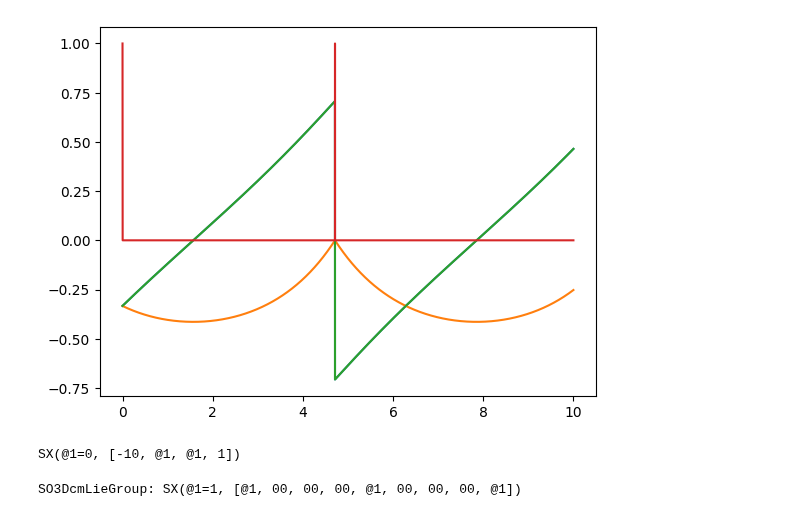
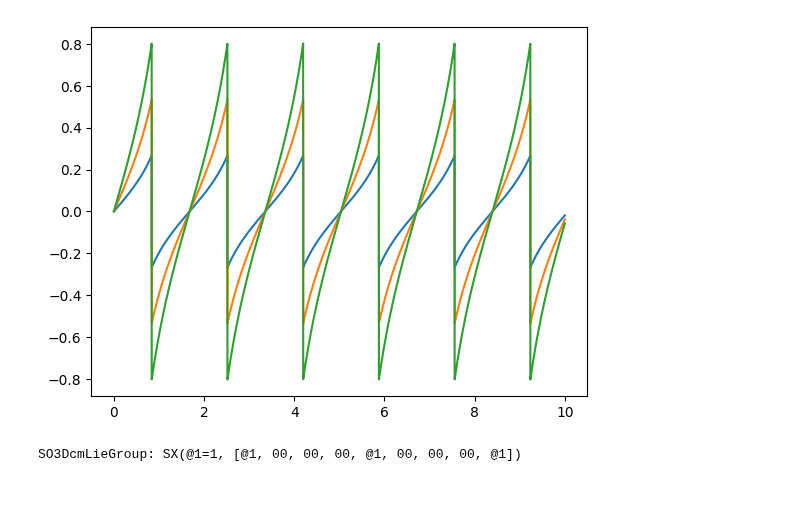
Before and after one commit to CogniPilot/cyecca, a Jupyter notebook: notebook/AttitudeEstimator.ipynb, the cells around one changed output. Saved outputs shown, nothing was run; the diff lists cells and outputs as text; code cells hidden in the pictures.

Commit message:
Remove Mrp shadow state.
Signed-off-by: James Goppert <james.goppert@gmail.com>

```diff
--- a/notebook/AttitudeEstimator.ipynb
+++ b/notebook/AttitudeEstimator.ipynb
@@ -5,7 +5,7 @@ import numpy as np
 import matplotlib.pyplot as plt
 # %%
 def derive():
-    x0 = ca.SX.sym("x", 4)
+    x0 = ca.SX.sym("x", 3)
     w = ca.SX.sym("w", 3)
 
     X = lie.SO3Mrp.element(x0)
@@ -21,42 +21,40 @@ def derive():
 
     # shadow Mrp if necessary
     x1 = lie.SO3Mrp.shadow_param_if_necessary(X.param)
+    #x1 = X.param
 
     f_predict = ca.Function("predict", [w, x0, dt], [x1], ["w", "x0", "dt"], ["x1"])
 
-    return {"f_predict": f_predict}
+    return locals()
 
 
 eqs = derive()
 # %%
 def simulate(t0=0, tf=10, dt=0.001):
     t = t0
-    x = np.array([1, 1, 1, 0])
-    omega = np.array([1, 0, 0])
+    x = np.array([0, 0, 0])
+    omega = np.array([1, 2, 3])
     hist = {
         "x": [],
         "t": [],
     }
 
     t_vect = np.arange(start=t0, stop=tf, step=dt)
 
     for t in t_vect:
         x = eqs["f_predict"](omega, x, dt)
         hist["x"].append(np.array(x).reshape(-1))
         hist["t"].append(t)
         t += dt
 
     for k in hist.keys():
         hist[k] = np.array(hist[k])
 
     plt.plot(hist["t"], hist["x"])
+    #plt.gca().set_xlim([3.12, 3.16])
 
 
 simulate()
 # %% [output]
-[figure, old version]
+[figure, new version]
-# %%
-lie.SO3Mrp.shadow_param(ca.SX([0.1, 0, 0, 0]))
-# %% [output]
-SX(@1=0, [-10, @1, @1, 1])
 # %%
```
Also changed, not shown: parts of 3 cells of this notebook, 3 other files.
